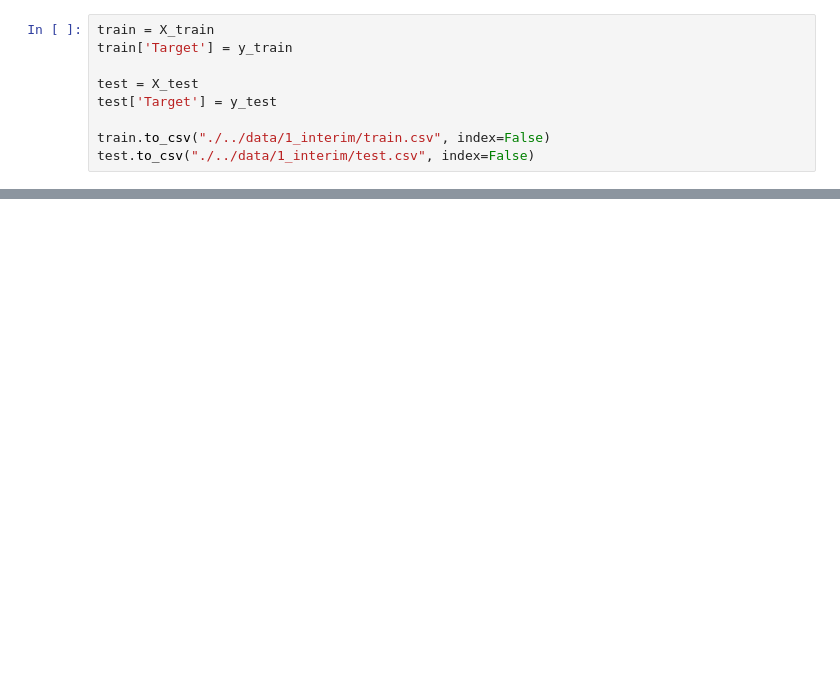
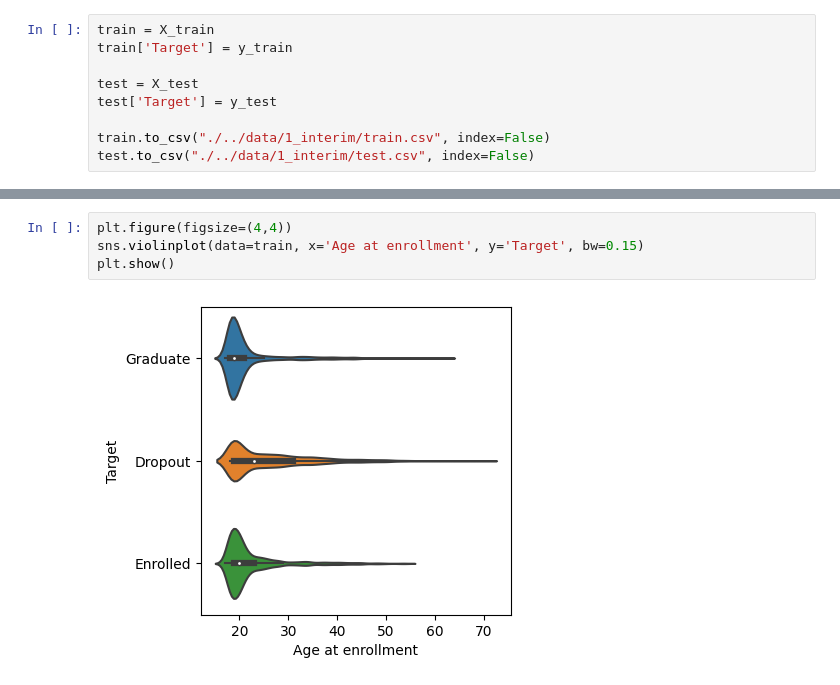
Before and after one commit to esviswajith95/enrollment_status, a Jupyter notebook: notebooks/01-esv-exploratory_data_analysis.ipynb, the cells around one changed output, grey strips where cells are left out. Drawn from its saved outputs; the diff is of its cells as text; blank space fills up the shorter version.

```diff
--- a/notebooks/01-esv-exploratory_data_analysis.ipynb
+++ b/notebooks/01-esv-exploratory_data_analysis.ipynb
@@ -49,0 +176,6 @@ test.to_csv("./../data/1_interim/test.csv", index=False)
+# %%
+plt.figure(figsize=(4,4))
+sns.violinplot(data=train, x='Age at enrollment', y='Target', bw=0.15)
+plt.show()
+# %% [output]
+[figure, added]
```
Also changed, not shown: parts of 46 cells of this notebook.
